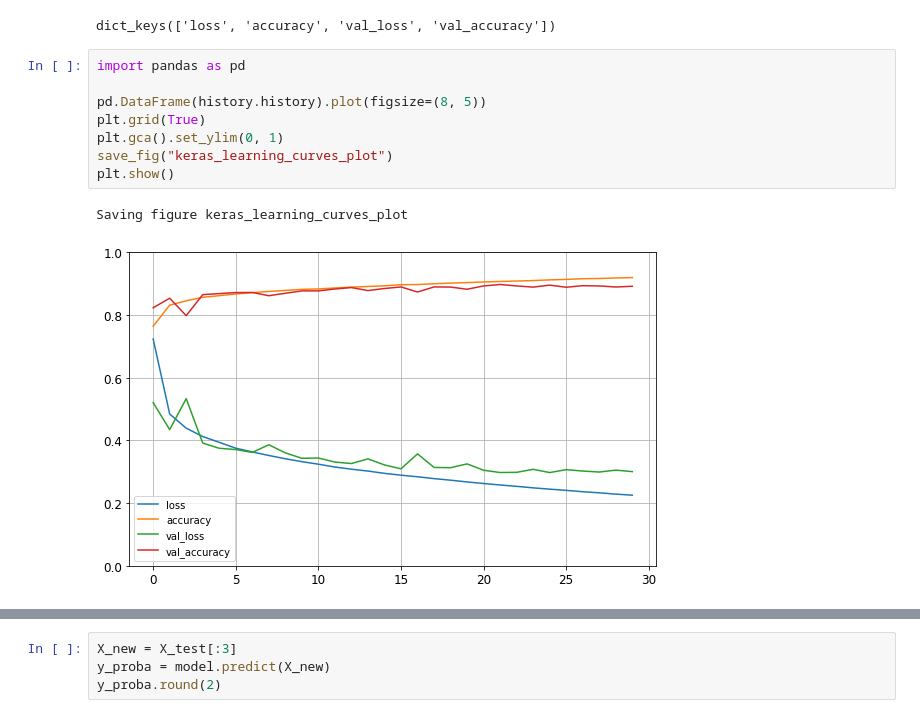
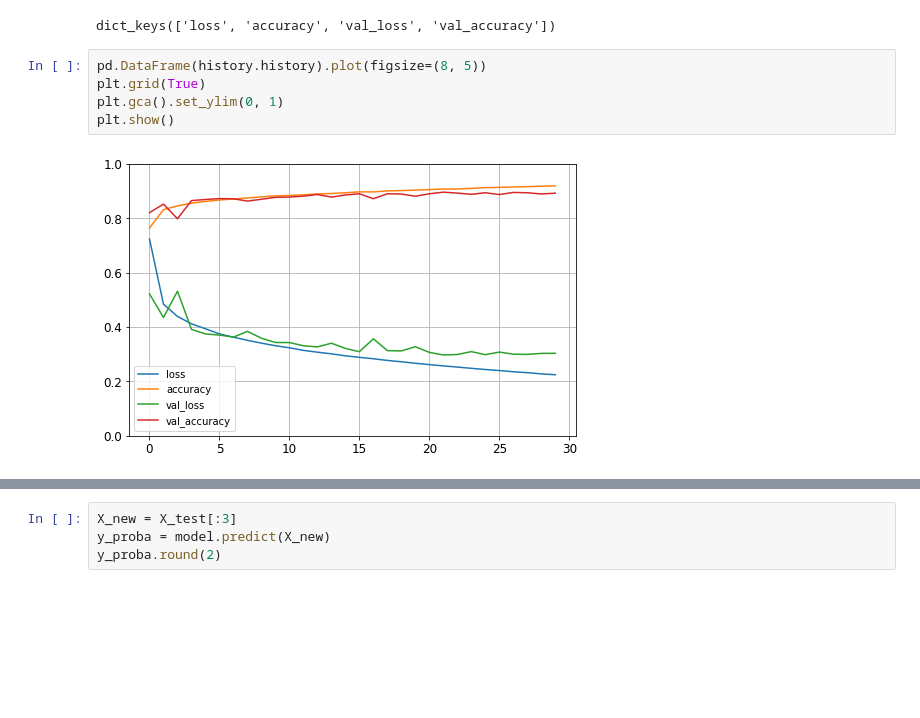
Before and after one commit to jtao/AdvancedML, a Jupyter notebook: Deep_Learning_methods.ipynb, the cells around one changed output, grey strips where cells are left out. Drawn from its saved outputs; the diff is of its cells as text; blank space fills up the shorter version.

```diff
--- a/Deep_Learning_methods.ipynb
+++ b/Deep_Learning_methods.ipynb
@@ -394,16 +370,12 @@ history.history.keys()
 # %% [output]
 dict_keys(['loss', 'accuracy', 'val_loss', 'val_accuracy'])
 # %%
-import pandas as pd
-
 pd.DataFrame(history.history).plot(figsize=(8, 5))
 plt.grid(True)
 plt.gca().set_ylim(0, 1)
-save_fig("keras_learning_curves_plot")
 plt.show()
 # %% [output]
-Saving figure keras_learning_curves_plot
-[figure, old version]
+[figure, new version]
 # %%
 model.evaluate(X_test, y_test)
 # %% [output]
```
Also changed, not shown: parts of 109 cells of this notebook.
